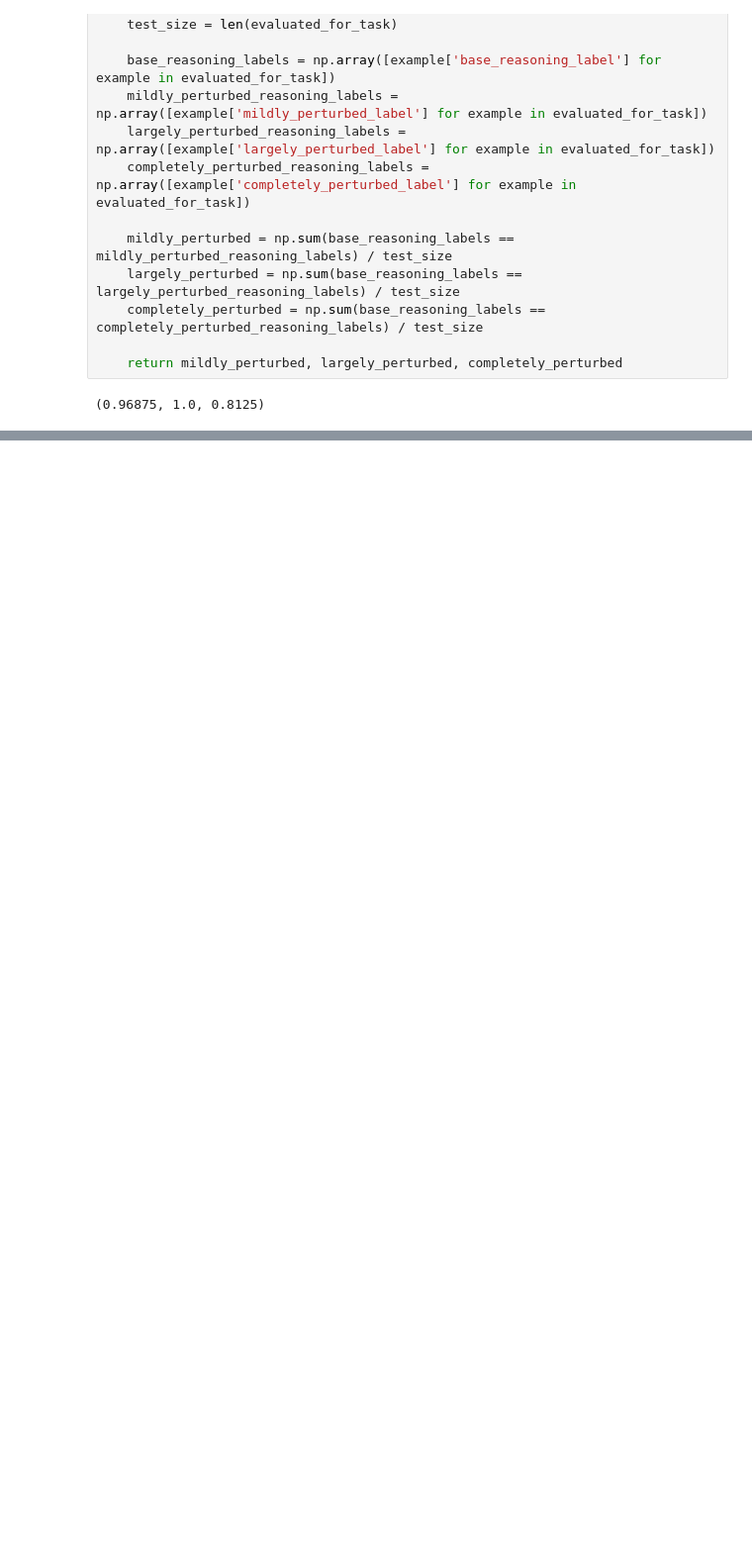
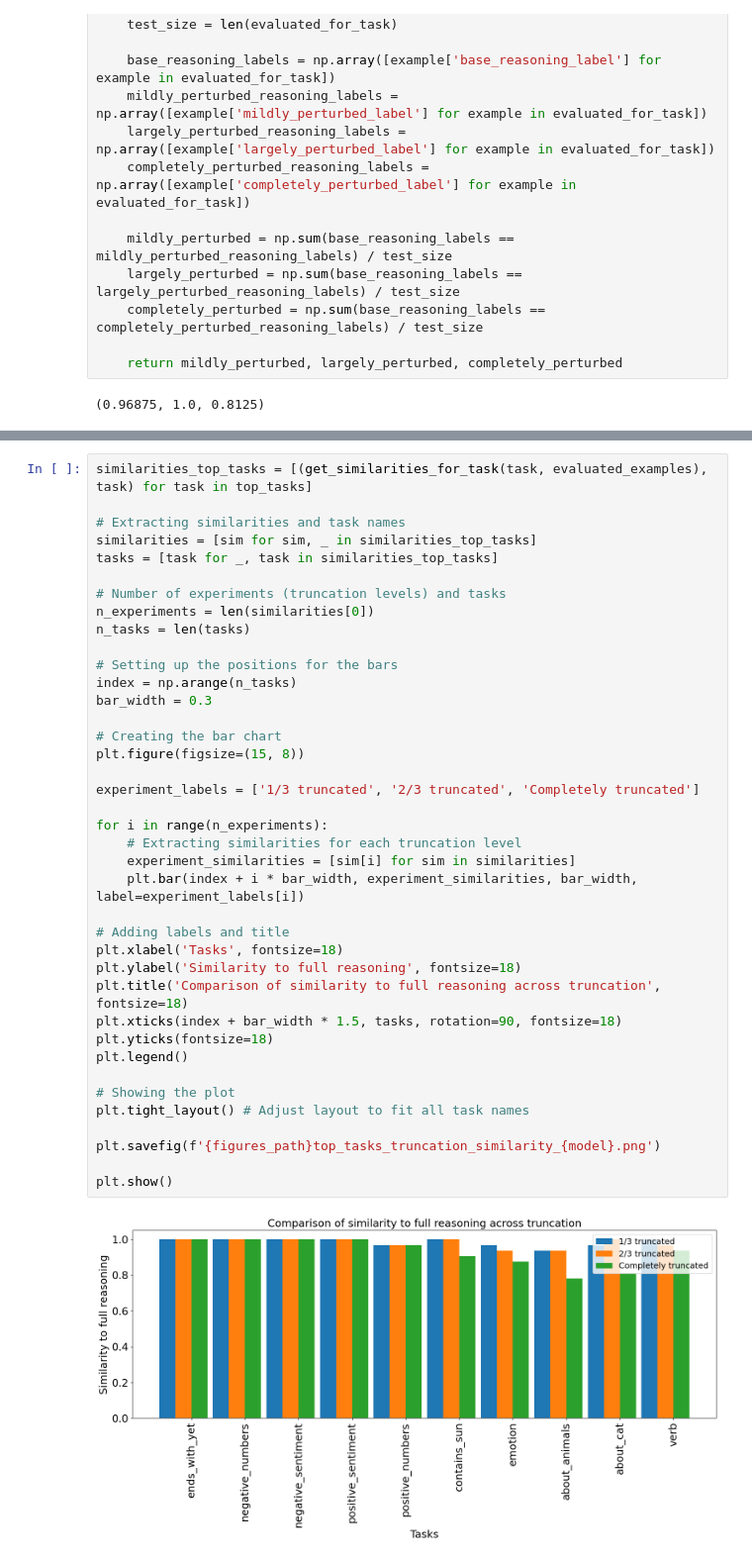
Before and after one commit to TDulka/rule-awareness-evals, a Jupyter notebook: faithfulness.ipynb, the cells around one changed output, grey strips where cells are left out. Shown: that part at 99% size. Drawn from its saved outputs; the diff is of its cells as text; blank space fills up the shorter version.

```diff
--- a/faithfulness.ipynb
+++ b/faithfulness.ipynb
@@ -163,0 +283,41 @@ get_similarities_for_task(task, evaluated_examples)
+# %%
+similarities_top_tasks = [(get_similarities_for_task(task, evaluated_examples), task) for task in top_tasks]
+
+# Extracting similarities and task names
+similarities = [sim for sim, _ in similarities_top_tasks]
+tasks = [task for _, task in similarities_top_tasks]
+
+# Number of experiments (truncation levels) and tasks
+n_experiments = len(similarities[0])
+n_tasks = len(tasks)
+
+# Setting up the positions for the bars
+index = np.arange(n_tasks)
+bar_width = 0.3
+
+# Creating the bar chart
+plt.figure(figsize=(15, 8))
+
+experiment_labels = ['1/3 truncated', '2/3 truncated', 'Completely truncated']
+
+for i in range(n_experiments):
+    # Extracting similarities for each truncation level
+    experiment_similarities = [sim[i] for sim in similarities]
+    plt.bar(index + i * bar_width, experiment_similarities, bar_width, label=experiment_labels[i])
+
+# Adding labels and title
+plt.xlabel('Tasks', fontsize=18)
+plt.ylabel('Similarity to full reasoning', fontsize=18)
+plt.title('Comparison of similarity to full reasoning across truncation', fontsize=18)
+plt.xticks(index + bar_width * 1.5, tasks, rotation=90, fontsize=18)
+plt.yticks(fontsize=18)
+plt.legend()
+
+# Showing the plot
+plt.tight_layout() # Adjust layout to fit all task names
+
+plt.savefig(f'{figures_path}top_tasks_truncation_similarity_{model}.png')
+
+plt.show()
+# %% [output]
+[figure, added]
```
Also changed, not shown: parts of 12 cells of this notebook, 5 other files.
